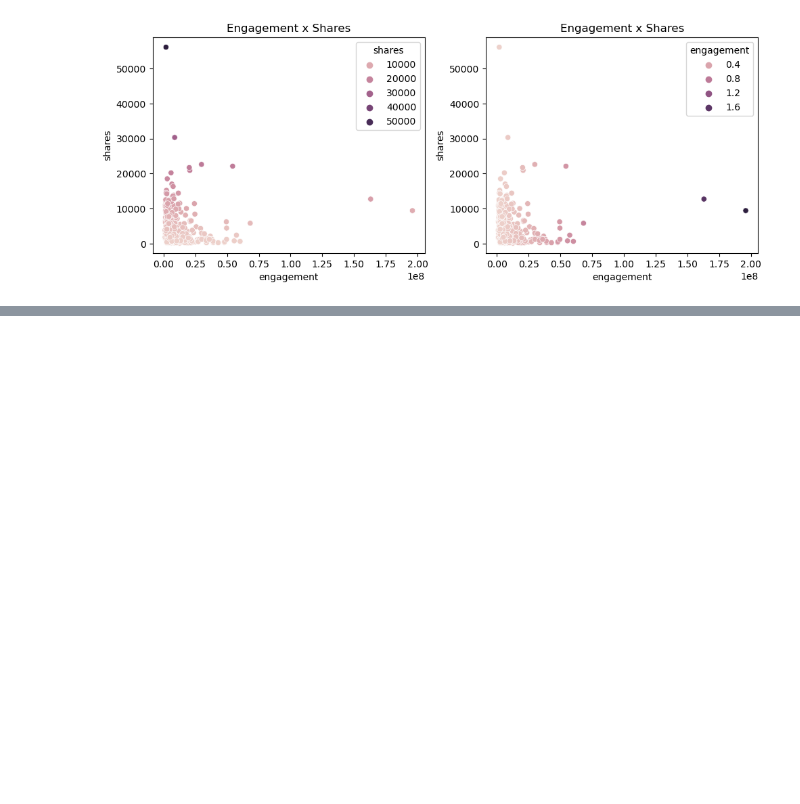
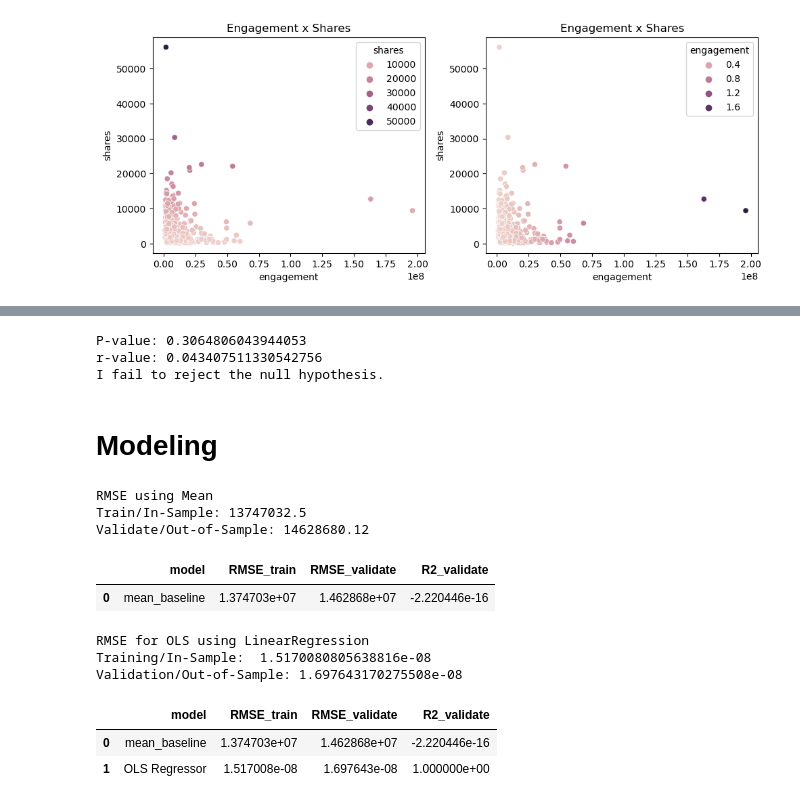
Before and after one commit to adriananuncio/individual_project, a Jupyter notebook: work.ipynb, the cells around one changed output, grey strips where cells are left out. Cells and saved outputs as stored; diff of their text form; code cells hidden in the pictures; blank space fills up the shorter version.

Commit message:
models done

```diff
--- a/work.ipynb
+++ b/work.ipynb
@@ -397,0 +506,78 @@ plt.show()
+# %%
+hypothesis_test(y_train.engagement, X_train.shares)
+# %% [output]
+P-value: 0.3064806043944053
+r-value: 0.043407511330542756
+I fail to reject the null hypothesis.
+# %% [markdown]
+# Modeling
+# %%
+# create baseline for train using mean
+y_train['engage_pred_mean'] = y_train['engagement'].mean()
+# create baseline for validate using mean
+y_validate['engage_pred_mean'] = y_validate['engagement'].mean()
+
+# RMSE of engage_pred_mean
+rmse_train_mu = mean_squared_error(y_train.engagement,
+                                y_train.engage_pred_mean) ** .5
+
+rmse_validate_mu = mean_squared_error(y_validate.engagement, y_validate.engage_pred_mean) ** (0.5)
+
+print(f"""RMSE using Mean
+Train/In-Sample: {round(rmse_train_mu, 2)}
+Validate/Out-of-Sample: {round(rmse_validate_mu, 2)}""")
+# %% [output]
+RMSE using Mean
+Train/In-Sample: 13747032.5
+Validate/Out-of-Sample: 14628680.12
+# %%
+metric_df = pd.DataFrame(data=[
+    {'model': 'mean_baseline',
+     'RMSE_train': rmse_train_mu,
+     'RMSE_validate': rmse_validate_mu,
+     'R2_validate': explained_variance_score(y_validate.engagement,
+                                             y_validate.engage_pred_mean)
+    }]
+)
+metric_df
+# %% [output]
+|  | model | RMSE_train | RMSE_validate | R2_validate |
+| 0 | mean_baseline | 1.374703e+07 | 1.462868e+07 | -2.220446e-16 |
+# %%
+# drop username and name to be able to use ols model
+X_train = X_train.drop(columns=['username', 'name'])
+X_validate = X_validate.drop(columns=['username', 'name'])
+# make the thing
+lm = LinearRegression()
+# fit the thing
+OLSmodel = lm.fit(X_train, y_train.engagement)
+# use the thing
+y_train['engage_pred_lm'] = lm.predict(X_train)
+# evaluatge the thing - RMSE
+rmse_train = mean_squared_error(y_train.engagement, y_train.engage_pred_lm)**(1/2)
+# predict validate
+y_validate['engage_pred_lm'] = lm.predict(X_validate)
+# evaluate: RMSE
+rmse_validate = mean_squared_error(y_validate.engagement, y_validate.engage_pred_lm)**(1/2)
+
+
+print(f"""RMSE for OLS using LinearRegression
+Training/In-Sample:  {rmse_train}
+Validation/Out-of-Sample: {rmse_validate}""")
+# %% [output]
+RMSE for OLS using LinearRegression
+Training/In-Sample:  1.5170080805638816e-08
+Validation/Out-of-Sample: 1.697643170275508e-08
+# %%
+metric_df = metric_df.append(
+    {'model': 'OLS Regressor',
+     'RMSE_train': rmse_train,
+     'RMSE_validate': rmse_validate,
+     'R2_validate': explained_variance_score(y_validate.engagement,
+                                             y_validate.engage_pred_lm)
+    }, ignore_index=True)
+metric_df
+# %% [output]
+|  | model | RMSE_train | RMSE_validate | R2_validate |
+| 0 | mean_baseline | 1.374703e+07 | 1.462868e+07 | -2.220446e-16 |
+| 1 | OLS Regressor | 1.517008e-08 | 1.697643e-08 | 1.000000e+00 |
```
Also changed, not shown: parts of 25 cells of this notebook, 2 other files.
